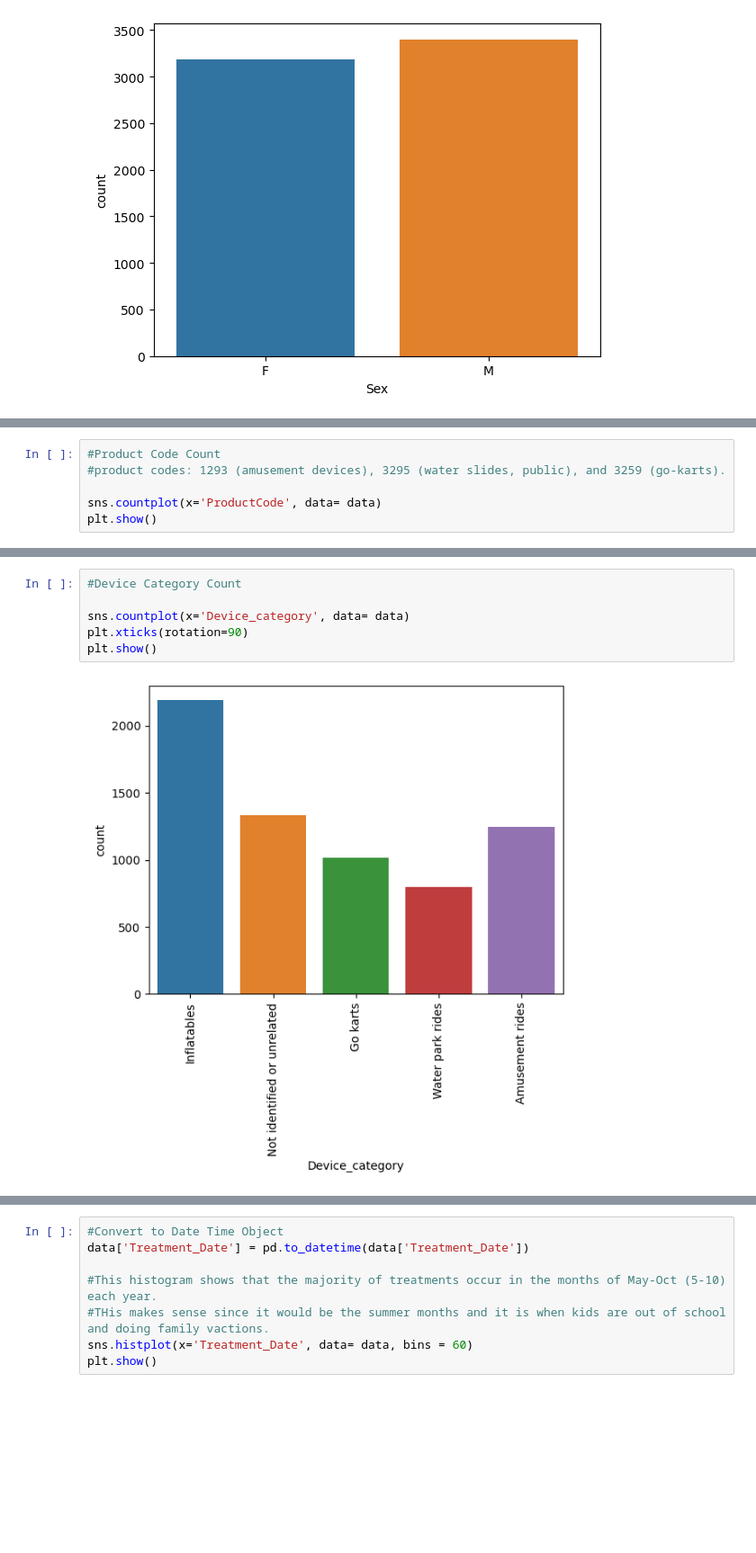
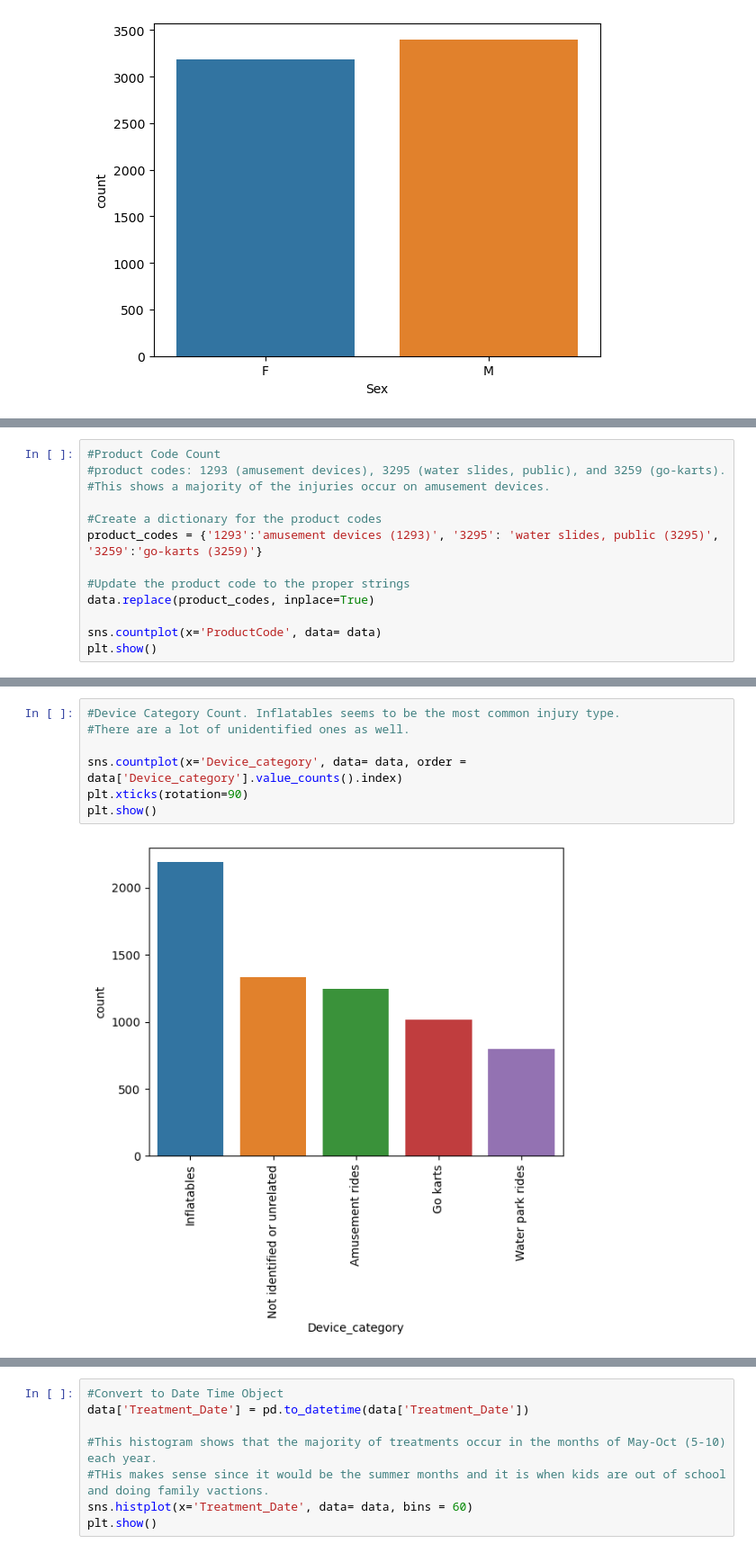
Before and after one commit to mcoulombe021/Springboard, a Jupyter notebook: Capstone 2/Capstone 2 - EDA.ipynb, the cells around one changed output, grey strips where cells are left out. Shown at 90% size. Saved outputs shown, nothing was run; the diff lists cells and outputs as text; blank space fills up the shorter version.

```diff
--- a/Capstone 2/Capstone 2 - EDA.ipynb
+++ b/Capstone 2/Capstone 2 - EDA.ipynb
@@ -103,6 +111,13 @@ plt.show()
 # %%
 #Product Code Count
 #product codes: 1293 (amusement devices), 3295 (water slides, public), and 3259 (go-karts).
+#This shows a majority of the injuries occur on amusement devices.
+
+#Create a dictionary for the product codes
+product_codes = {'1293':'amusement devices (1293)', '3295': 'water slides, public (3295)', '3259':'go-karts (3259)'}
+
+#Update the product code to the proper strings
+data.replace(product_codes, inplace=True)
 
 sns.countplot(x='ProductCode', data= data)
 plt.show()
@@ -117,11 +132,12 @@ plt.show()
 # %% [output]
 [figure]
 # %%
-#Device Category Count
+#Device Category Count. Inflatables seems to be the most common injury type.
+#There are a lot of unidentified ones as well.
 
-sns.countplot(x='Device_category', data= data)
+sns.countplot(x='Device_category', data= data, order = data['Device_category'].value_counts().index)
 plt.xticks(rotation=90)
 plt.show()
 # %% [output]
-[figure, old version]
+[figure, new version]
 # %%
```
Also changed, not shown: parts of 17 cells of this notebook.
